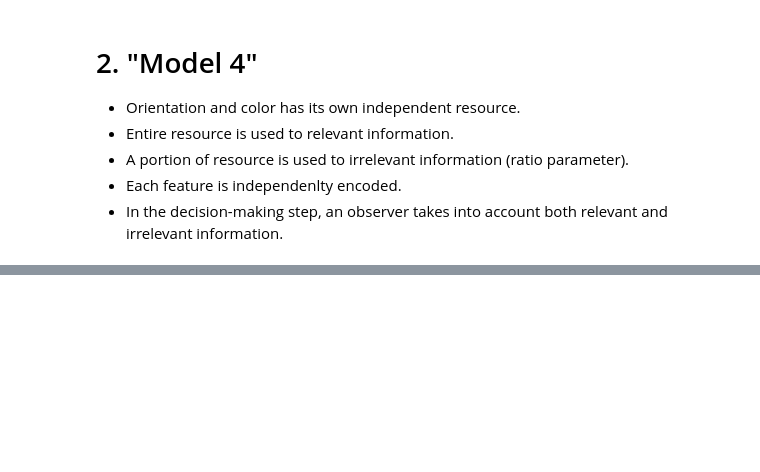
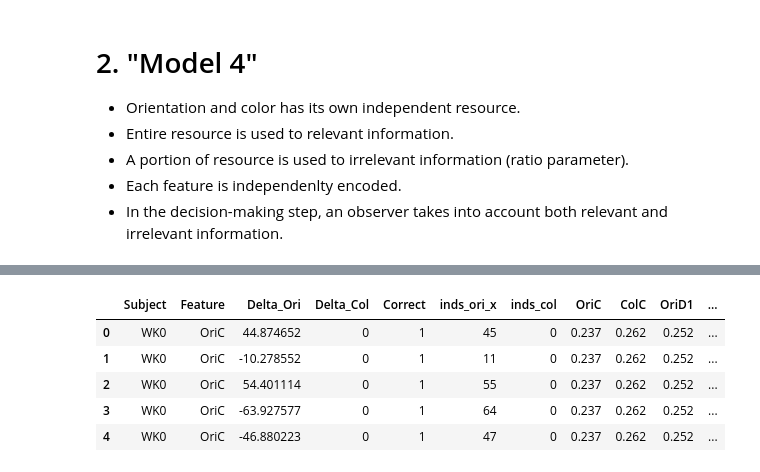
Before and after one commit to hongsups/vstm_vp, a Jupyter notebook: two_feature_model_comparision_Exp3.ipynb, the cells around one changed output, grey strips where cells are left out. Cells and saved outputs as stored; diff of their text form; code cells hidden in the pictures; blank space fills up the shorter version.

```diff
--- a/two_feature_model_comparision_Exp3.ipynb
+++ b/two_feature_model_comparision_Exp3.ipynb
@@ -150,0 +403,9 @@ def compute_ds(J_bar,tau,target,delta,n_change):
+# %%
+data_col.head()
+# %% [output]
+|  | Subject | Feature | Delta_Ori | Delta_Col | Correct | inds_ori_x | inds_col | OriC | ColC | OriD1 | ... |
+| 0 | WK0 | OriC | 44.874652 | 0 | 1 | 45 | 0 | 0.237 | 0.262 | 0.252 | ... |
+| 1 | WK0 | OriC | -10.278552 | 0 | 1 | 11 | 0 | 0.237 | 0.262 | 0.252 | ... |
+| 2 | WK0 | OriC | 54.401114 | 0 | 1 | 55 | 0 | 0.237 | 0.262 | 0.252 | ... |
+| 3 | WK0 | OriC | -63.927577 | 0 | 1 | 64 | 0 | 0.237 | 0.262 | 0.252 | ... |
+| 4 | WK0 | OriC | -46.880223 | 0 | 1 | 47 | 0 | 0.237 | 0.262 | 0.252 | ... |
```
Also changed, not shown: parts of 25 cells of this notebook.
